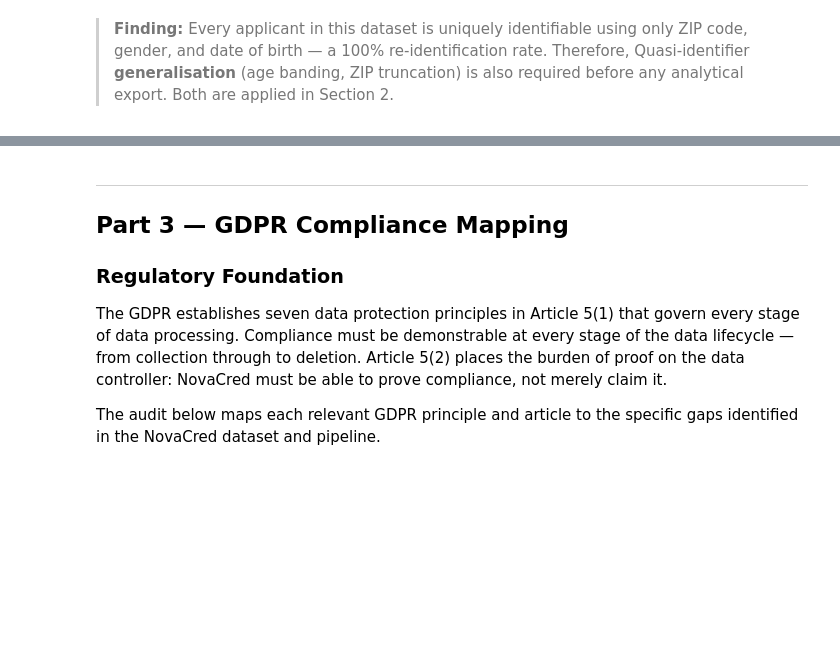
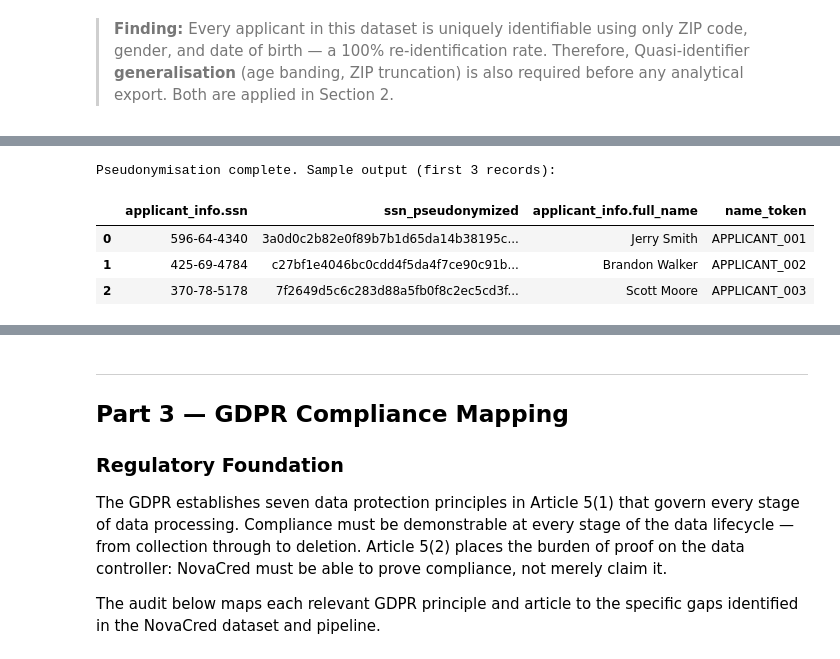
Before and after one commit to eveeichler/dego-project-team10, a Jupyter notebook: notebooks/03-privacy-governance.ipynb, the cells around one changed output, grey strips where cells are left out. Cells and saved outputs as stored; diff of their text form; code cells hidden in the pictures; blank space fills up the shorter version.

Commit message:
Complete Part 2: Data anonymization and k-anonymity verification

```diff
--- a/notebooks/03-privacy-governance.ipynb
+++ b/notebooks/03-privacy-governance.ipynb
@@ -217,0 +224,39 @@ GDPR Article 4(5) defines pseudonymisation as processing personal data so it can
+# %%
+# ── Salted SHA-256 for SSN, email, IP ───────────────────────────────────────
+# In production: SALT = os.environ.get("NOVACRED_PSEUDONYM_SALT")
+# The salt is generated once per deployment and stored in a secrets manager —
+# never in code, version control, or alongside the data.
+SALT = os.urandom(16).hex()
+
+def pseudonymize(value, salt):
+    """
+    Salted SHA-256 pseudonymisation.
+    The salt breaks the deterministic link between input and output, making
+    pre-computation (rainbow table) attacks infeasible even when the attacker
+    knows all possible input values (e.g., all valid SSN formats).
+    """
+    if pd.isna(value):
+        return None
+    return hashlib.sha256((salt + str(value)).encode()).hexdigest()
+
+df["ssn_pseudonymized"]   = df["applicant_info.ssn"].apply(lambda x: pseudonymize(x, SALT))
+df["email_pseudonymized"] = df["applicant_info.email"].apply(lambda x: pseudonymize(x, SALT))
+df["ip_pseudonymized"]    = df["applicant_info.ip_address"].apply(lambda x: pseudonymize(x, SALT))
+
+# ── Tokenization for full name ────────────────────────────────────────────────
+# Reversible via a lookup table stored separately under strict access controls.
+# Supports Art. 17 erasure: deleting a token from the table makes the record
+# effectively anonymous without touching the analytical dataset.
+unique_names   = df["applicant_info.full_name"].dropna().unique()
+name_to_token  = {name: f"APPLICANT_{str(i+1).zfill(3)}" for i, name in enumerate(unique_names)}
+df["name_token"] = df["applicant_info.full_name"].map(name_to_token)
+
+print(f"Pseudonymisation complete. Sample output (first 3 records):")
+df[["applicant_info.ssn", "ssn_pseudonymized",
+    "applicant_info.full_name", "name_token"]].head(3)
+# %% [output]
+Pseudonymisation complete. Sample output (first 3 records):
+|  | applicant_info.ssn | ssn_pseudonymized | applicant_info.full_name | name_token |
+| 0 | 596-64-4340 | 3a0d0c2b82e0f89b7b1d65da14b38195c... | Jerry Smith | APPLICANT_001 |
+| 1 | 425-69-4784 | c27bf1e4046bc0cdd4f5da4f7ce90c91b... | Brandon Walker | APPLICANT_002 |
+| 2 | 370-78-5178 | 7f2649d5c6c283d88a5fb0f8c2ec5cd3f... | Scott Moore | APPLICANT_003 |
```
Also changed, not shown: parts of 7 cells of this notebook.
